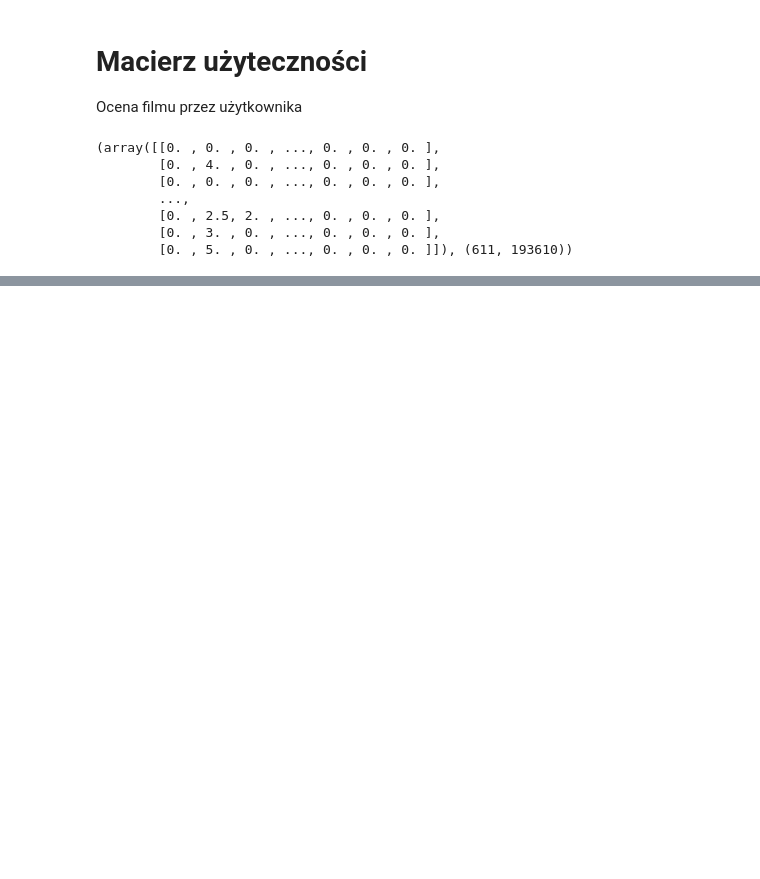
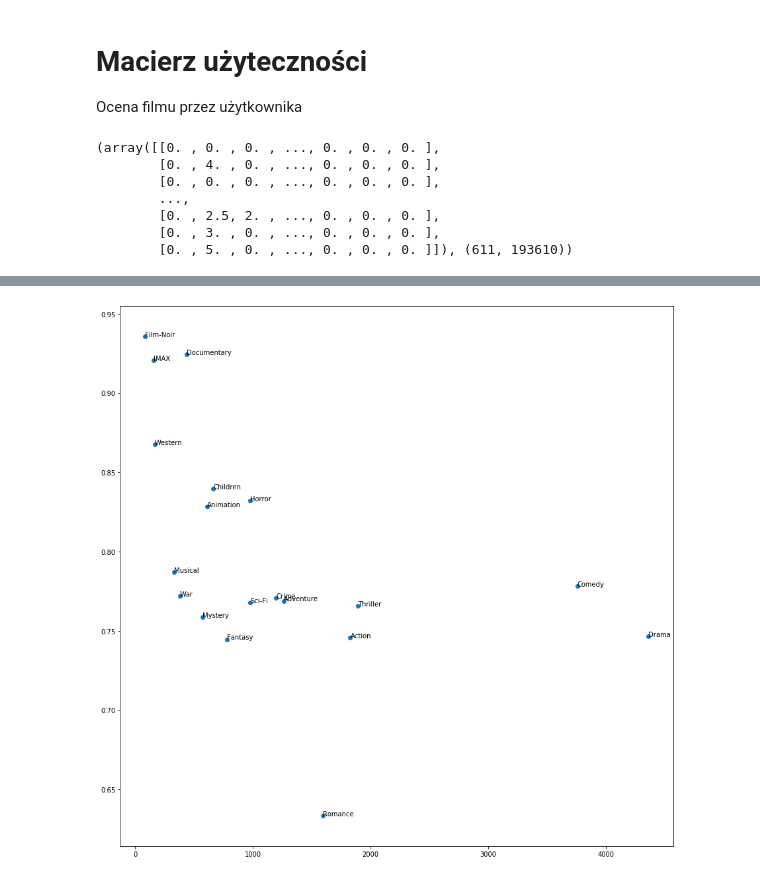
Before and after one commit to mbuszka/ml-project, a Jupyter notebook: Project.ipynb, the cells around one changed output, grey strips where cells are left out. Drawn from its saved outputs; the diff is of its cells as text; code cells hidden in the pictures; blank space fills up the shorter version.

Commit message:
Some trees experiments

```diff
--- a/Project.ipynb
+++ b/Project.ipynb
@@ -202,0 +85,13 @@ Collecting multiping
+# %%
+Tree_data = pd.DataFrame(
+        data=utility_matrix.toarray()[:, movies["movieId"]].T,
+        # index=movies["movieId"],
+        columns=[f"user_{x}" for x in range(utility_matrix.shape[0])]
+
+)
+# movies.shape, utility_matrix.toarray()[:, movies["movieId"]].T.shape
+# print(Tree_data.shape, movies[list(genres)].shape, movies["mean"].shape)
+Tree_data[list(genres)] = movies[list(genres)]
+Tree_data['mean'] = movies['mean']
+Tree_data = Tree_data.fillna(0)
+Tree_data.head()
@@ -202,0 +106,24 @@ Collecting multiping
+# %%
+data = {}
+for genre in genres:
+    clf = tree.DecisionTreeClassifier(
+            max_depth=30,
+            min_samples_split=20,
+            min_samples_leaf=10,
+            min_impurity_decrease=0.0001,
+            class_weight='balanced'
+            )
+
+    # genre = 'Animation'
+    X = Tree_data.drop(genre, axis=1)
+    y = Tree_data[genre]
+    clf = clf.fit(X, y)
+    score_val = np.sum(cross_val_score(clf, X, y, cv=10))/10
+    # print(f"""{genre}:
+    # Quentity: {len(y[Tree_data[genre] == True])} / {len(y[Tree_data[genre] != True])}
+    # True positives: {clf.score(X[Tree_data[genre] == True], y[Tree_data[genre] == True])}
+    # Accuracy: {clf.score(X, y)}
+    # Cross-val: {score_val}"""
+    #         )
+    data[genre] = [len(y[Tree_data[genre] == True]), score_val]
+    # export_tree(clf, X.columns, f"custom_{genre}.pdf")
@@ -202,0 +137,9 @@ Collecting multiping
+# %%
+fig, ax = plt.subplots(figsize=(15,15))
+v1, v2 = list(zip(*data.values()))
+ax.scatter(v1, v2)
+
+for i, txt in enumerate(data.keys()):
+    ax.annotate(txt, (v1[i], v2[i]))
+# %% [output]
+[figure, added]
```
Also changed, not shown: parts of 11 cells of this notebook, 2 other files.
